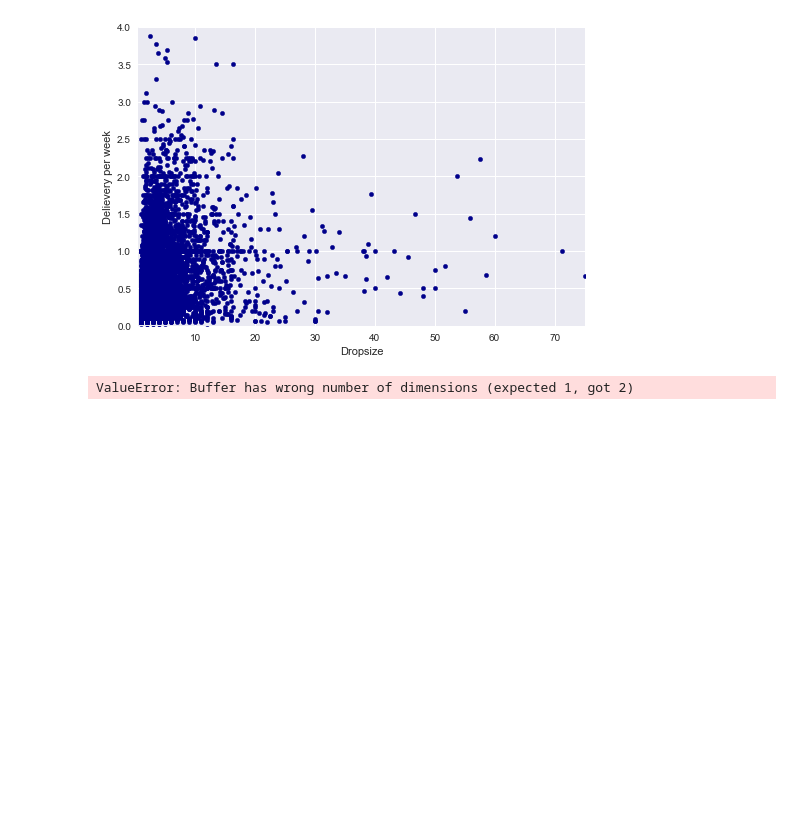
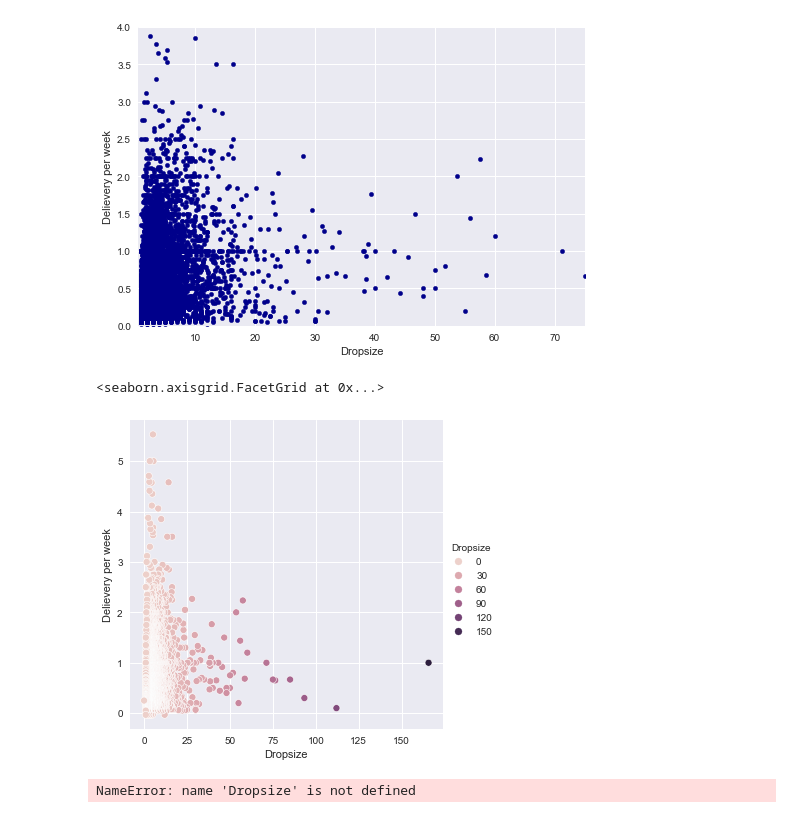
Before and after one commit to Fraol123/DataAnalysis, a Jupyter notebook: deliveries.ipynb, the cells around one changed output. Saved outputs shown, nothing was run; the diff lists cells and outputs as text; code cells hidden in the pictures; blank space fills up the shorter version.

```diff
--- a/deliveries.ipynb
+++ b/deliveries.ipynb
@@ -40,5 +40,7 @@ Name: Outlet ID, Length: 8064, dtype: int64
 df2.shape
 # %% [output]
 (8064, 16)
+# %%
+df2.rename(columns = {'Delievery per week':'Delievery_per_week'}, inplace = True)
 # %%
 #df['First purchase week'] = np.random.randint(0,19, size=len(df))
@@ -411,6 +409,7 @@ plt.ylim(0, 4)
 (0.0, 4.0)
 [figure]
 # %%
-sns.scatterplot(df2, x=df2["Dropsize"], y=df2["Delievery per week"], hue=df2["Dropsize"])
+sns.relplot(x="Dropsize", y="Delievery per week", hue="Dropsize", data=df2)
 # %% [output]
-ValueError: Buffer has wrong number of dimensions (expected 1, got 2)
+<seaborn.axisgrid.FacetGrid at 0x...>
+[figure, added]
@@ -416,0 +435,5 @@ ValueError: Buffer has wrong number of dimensions (expected 1, got 2)
+# %%
+# creating new column to satsfiye the above condition
+df2[['clustr']] = df2[['Dropsize','Delievery_per_week']].apply(group(Dropsize, Delievery_per_week))
+# %% [output]
+NameError: name 'Dropsize' is not defined
```
Also changed, not shown: parts of 6 cells of this notebook.
